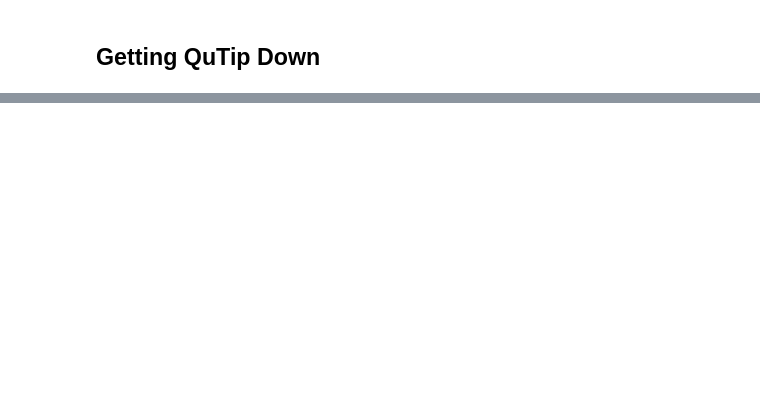
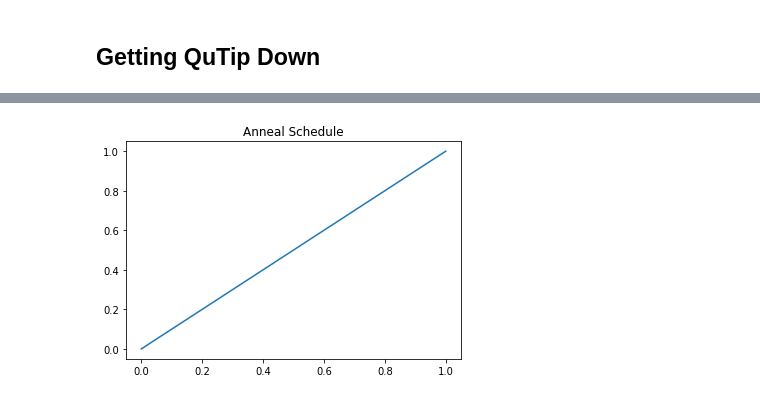
Before and after one commit to naezzell/dwaveutils, a Jupyter notebook: examples/testing_QuTip.ipynb, the cells around one changed output, grey strips where cells are left out. Cells and saved outputs as stored; diff of their text form; code cells hidden in the pictures; blank space fills up the shorter version.

```diff
--- a/examples/testing_QuTip.ipynb
+++ b/examples/testing_QuTip.ipynb
@@ -42,0 +57,6 @@ plt.bar([0, 1, 2, 3, 4, 5, 6, 7], amps.flatten())
+# %%
+plt.plot(times, svals)
+plt.title("Anneal Schedule")
+plt.show()
+# %% [output]
+[figure, added]
```
Also changed, not shown: parts of 9 cells of this notebook, 5 other files.
